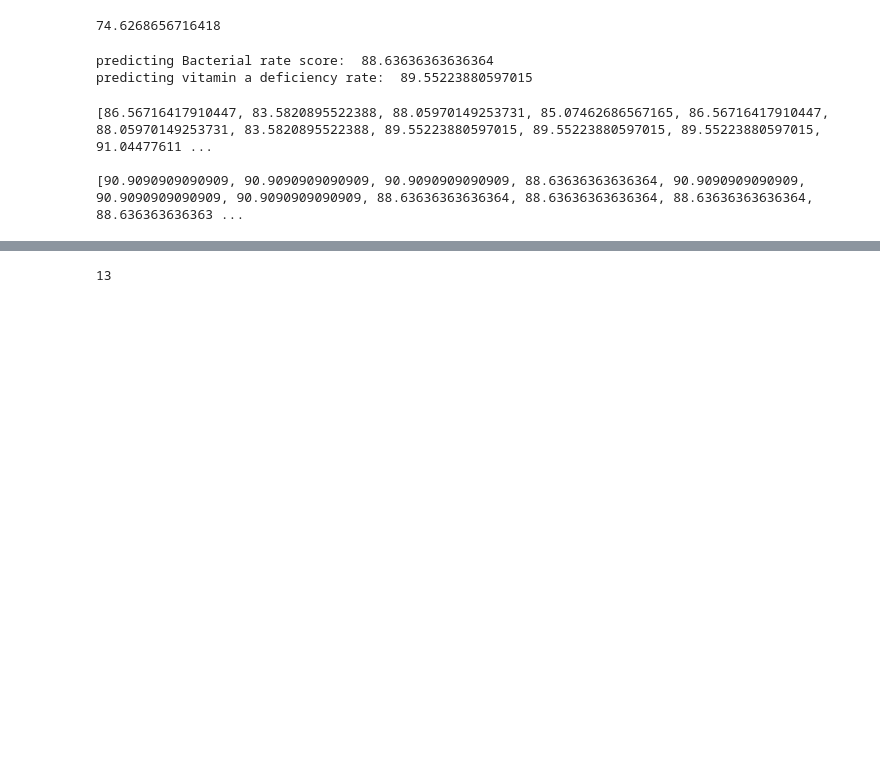
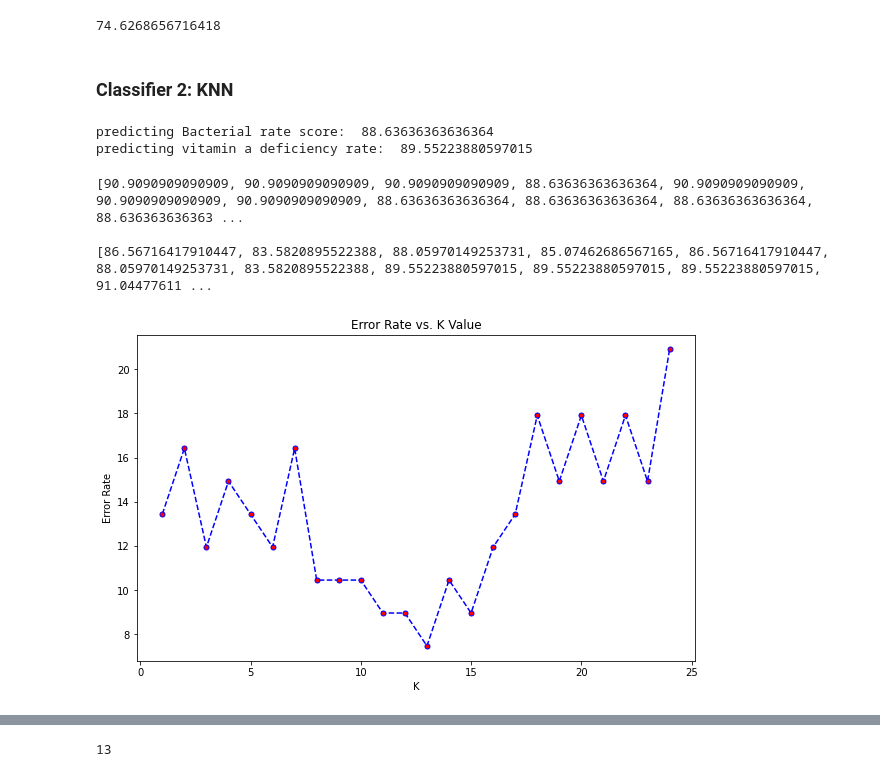
Before and after one commit to a3darekar/digital_immunization_registry, a Jupyter notebook: ml_models/WHO data analytics.ipynb, the cells around one changed output, grey strips where cells are left out. Saved outputs shown, nothing was run; the diff lists cells and outputs as text; code cells hidden in the pictures; blank space fills up the shorter version.

Commit message:
Added Comarative graphs to python notebook and fixed indentation in templates

```diff
--- a/ml_models/WHO data analytics.ipynb
+++ b/ml_models/WHO data analytics.ipynb
@@ -368,3 +381,5 @@ vitamin deficiency prediction score:
+# %% [markdown]
+### Classifier 2: KNN
 # %%
 from sklearn.neighbors import KNeighborsClassifier
 
@@ -381,16 +396,29 @@ predicting vitamin a deficiency rate:  89.55223880597015
 # %%
 bacterial_rate_predictions = []
 vitamin_a_predictions = []
+vita_error_rate = []
+bact_error_rate = []
 for i in range(1,25):
-    bacterial_rate_knn = KNeighborsClassifier(n_neighbors=i).fit(X_train, y_train)
-    vitamin_a_knn = KNeighborsClassifier(n_neighbors=i).fit(X_train_bact_rate, y_train_bact_rate)
-    bacterial_rate_predictions.append(bacterial_rate_knn.score(X_test, y_test)*100)
-    vitamin_a_predictions.append(vitamin_a_knn.score(X_test_bact_rate, y_test_bact_rate)*100)
-
+    bacterial_rate_knn = KNeighborsClassifier(n_neighbors=i).fit(X_train_bact_rate, y_train_bact_rate)
+    vitamin_a_knn = KNeighborsClassifier(n_neighbors=i).fit(X_train, y_train)
+    bacterial_rate_predictions.append(bacterial_rate_knn.score(X_test_bact_rate, y_test_bact_rate)*100)
+    vitamin_a_predictions.append(vitamin_a_knn.score(X_test, y_test)*100)
+    vita_error_rate.append(100 - vitamin_a_predictions[i-1])
+    bact_error_rate.append(100 - bacterial_rate_predictions[i-1])
 print(bacterial_rate_predictions)
 print()
 print(vitamin_a_predictions)
 # %% [output]
+[90.9090909090909, 90.9090909090909, 90.9090909090909, 88.63636363636364, 90.9090909090909, 90.9090909090909, 90.9090909090909, 88.63636363636364, 88.63636363636364, 88.63636363636364, 88.636363636363 ...
+
 [86.56716417910447, 83.5820895522388, 88.05970149253731, 85.07462686567165, 86.56716417910447, 88.05970149253731, 83.5820895522388, 89.55223880597015, 89.55223880597015, 89.55223880597015, 91.04477611 ...
-
-[90.9090909090909, 90.9090909090909, 90.9090909090909, 88.63636363636364, 90.9090909090909, 90.9090909090909, 90.9090909090909, 88.63636363636364, 88.63636363636364, 88.63636363636364, 88.636363636363 ...
+# %%
+plt.figure(figsize=(10,6))
+plt.plot(range(1,25),vita_error_rate,color='blue', linestyle='dashed', marker='o',
+         markerfacecolor='red', markersize=5)
+plt.title('Error Rate vs. K Value')
+plt.xlabel('K')
+plt.ylabel('Error Rate')
+plt.show()
+# %% [output]
+[figure, added]
```
Also changed, not shown: parts of 40 cells of this notebook, 5 other files.
